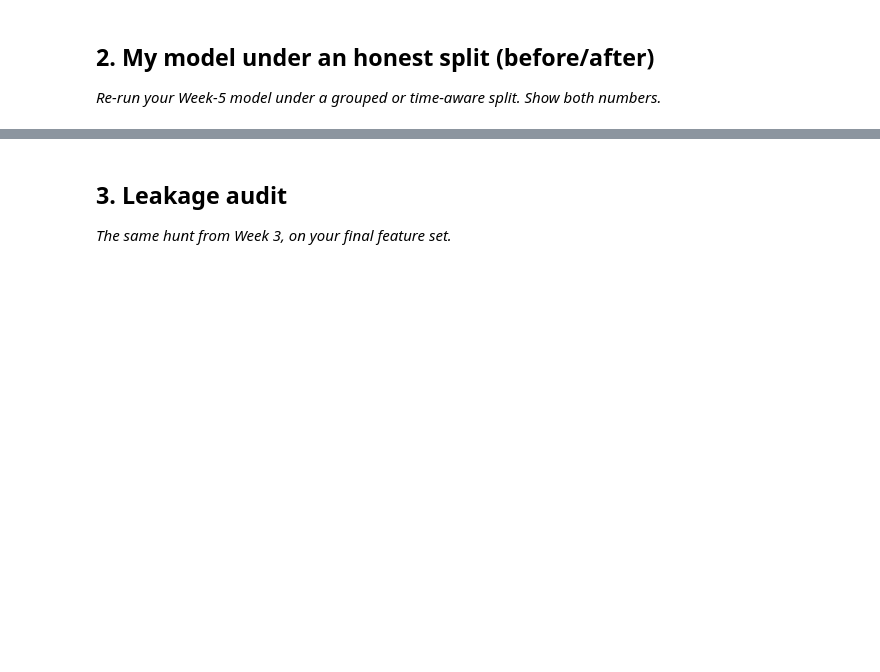
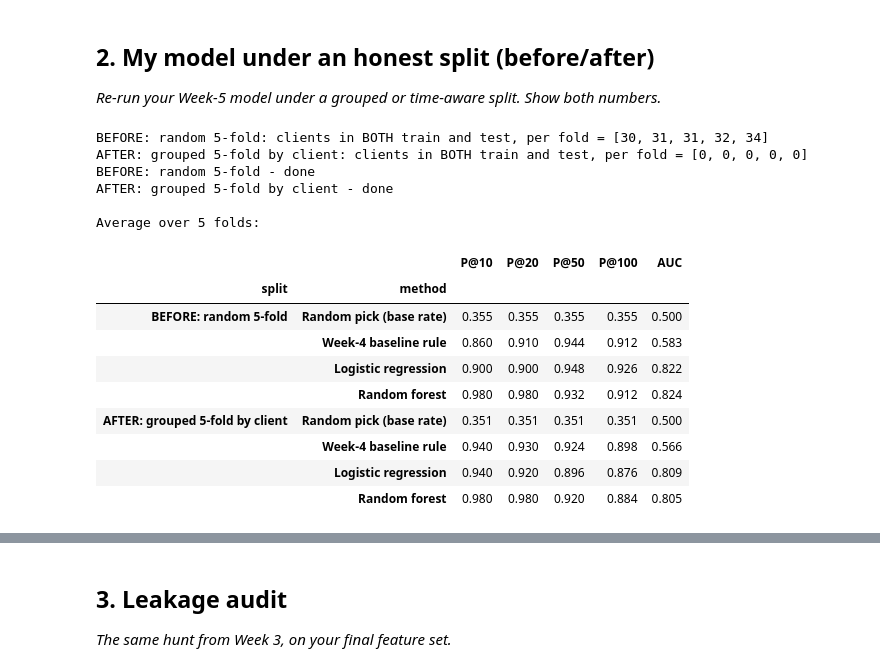
Before and after one commit to jjcodes999/flyrank-ml-repo, a Jupyter notebook: work/notebooks/w06_validation_audit.ipynb, the cells around one changed output, grey strips where cells are left out. Saved outputs shown, nothing was run; the diff lists cells and outputs as text; code cells hidden in the pictures; blank space fills up the shorter version.

```diff
--- a/work/notebooks/w06_validation_audit.ipynb
+++ b/work/notebooks/w06_validation_audit.ipynb
@@ -125,0 +126,68 @@ Pages: 75817 | clients: 37 | base rate: 0.35 | scikit-learn 1.6.1
+# %%
+# BEFORE vs AFTER: the same models, scored under a random split and under the honest grouped split
+from sklearn.model_selection import KFold, GroupKFold
+from sklearn.linear_model import LogisticRegression
+from sklearn.ensemble import RandomForestClassifier
+from sklearn.pipeline import make_pipeline
+from sklearn.preprocessing import StandardScaler
+from sklearn.metrics import roc_auc_score
+
+def squash(df):
+    """For logistic regression only: log-squash the two very skewed features."""
+    X = df[FEATURES].copy()
+    X["impressions_h1"] = np.log1p(X["impressions_h1"])
+    X["missed_clicks_h1"] = np.sign(X["missed_clicks_h1"]) * np.log1p(np.abs(X["missed_clicks_h1"]))
+    return X
+
+def precision_at_k(scores, labels, k):
+    order = np.argsort(-np.asarray(scores), kind="stable")
+    return np.asarray(labels)[order[:k]].mean()
+
+KS = [10, 20, 50, 100]
+SPLITS = {
+    "BEFORE: random 5-fold": list(KFold(n_splits=5, shuffle=True, random_state=42).split(pages)),
+    "AFTER: grouped 5-fold by client": list(GroupKFold(n_splits=5).split(pages, groups=pages["client_hash_id"])),
+}
+
+for name, folds in SPLITS.items():
+    shared = [len(set(pages.iloc[tr]["client_hash_id"]) & set(pages.iloc[te]["client_hash_id"])) for tr, te in folds]
+    print(f"{name}: clients in BOTH train and test, per fold = {shared}")
+
+rows = []
+pages["rf_score"] = np.nan
+for split_name, folds in SPLITS.items():
+    for i, (train_idx, test_idx) in enumerate(folds, 1):
+        train, test = pages.iloc[train_idx], pages.iloc[test_idx]
+        lr = make_pipeline(StandardScaler(), LogisticRegression(max_iter=1000)).fit(squash(train), train["still_under"])
+        rf = RandomForestClassifier(n_estimators=200, min_samples_leaf=20, random_state=42, n_jobs=-1).fit(train[FEATURES], train["still_under"])
+        scores = {"Week-4 baseline rule": test["baseline_score"].values,
+                  "Logistic regression": lr.predict_proba(squash(test))[:, 1],
+                  "Random forest": rf.predict_proba(test[FEATURES])[:, 1]}
+        if split_name.startswith("AFTER"):
+            pages.loc[test.index, "rf_score"] = scores["Random forest"]   # kept for the failure examples below
+        y = test["still_under"].values
+        rows.append({"split": split_name, "method": "Random pick (base rate)", **{f"P@{k}": y.mean() for k in KS}, "AUC": 0.5})
+        for m, s in scores.items():
+            rows.append({"split": split_name, "method": m, **{f"P@{k}": precision_at_k(s, y, k) for k in KS}, "AUC": roc_auc_score(y, s)})
+    print(split_name, "- done")
+
+res = pd.DataFrame(rows)
+print("\nAverage over 5 folds:")
+display(res.groupby(["split", "method"], sort=False).mean(numeric_only=True).round(3))
+# %% [output]
+BEFORE: random 5-fold: clients in BOTH train and test, per fold = [30, 31, 31, 32, 34]
+AFTER: grouped 5-fold by client: clients in BOTH train and test, per fold = [0, 0, 0, 0, 0]
+BEFORE: random 5-fold - done
+AFTER: grouped 5-fold by client - done
+
+Average over 5 folds:
+|  |  | P@10 | P@20 | P@50 | P@100 | AUC |
+| split | method |  |  |  |  |  |
+| BEFORE: random 5-fold | Random pick (base rate) | 0.355 | 0.355 | 0.355 | 0.355 | 0.500 |
+|  | Week-4 baseline rule | 0.860 | 0.910 | 0.944 | 0.912 | 0.583 |
+|  | Logistic regression | 0.900 | 0.900 | 0.948 | 0.926 | 0.822 |
+|  | Random forest | 0.980 | 0.980 | 0.932 | 0.912 | 0.824 |
+| AFTER: grouped 5-fold by client | Random pick (base rate) | 0.351 | 0.351 | 0.351 | 0.351 | 0.500 |
+|  | Week-4 baseline rule | 0.940 | 0.930 | 0.924 | 0.898 | 0.566 |
+|  | Logistic regression | 0.940 | 0.920 | 0.896 | 0.876 | 0.809 |
+|  | Random forest | 0.980 | 0.980 | 0.920 | 0.884 | 0.805 |
```
Also changed, not shown: parts of 3 cells of this notebook.
